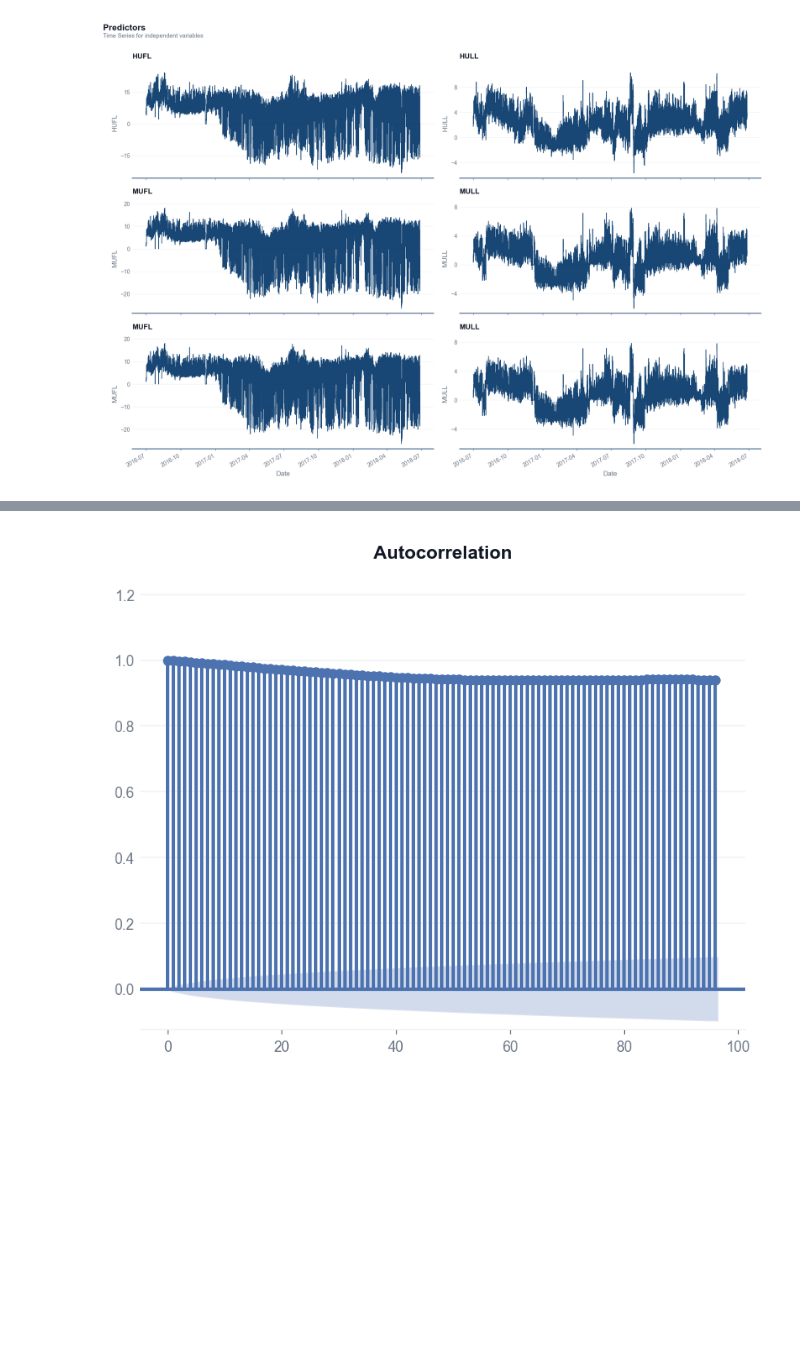
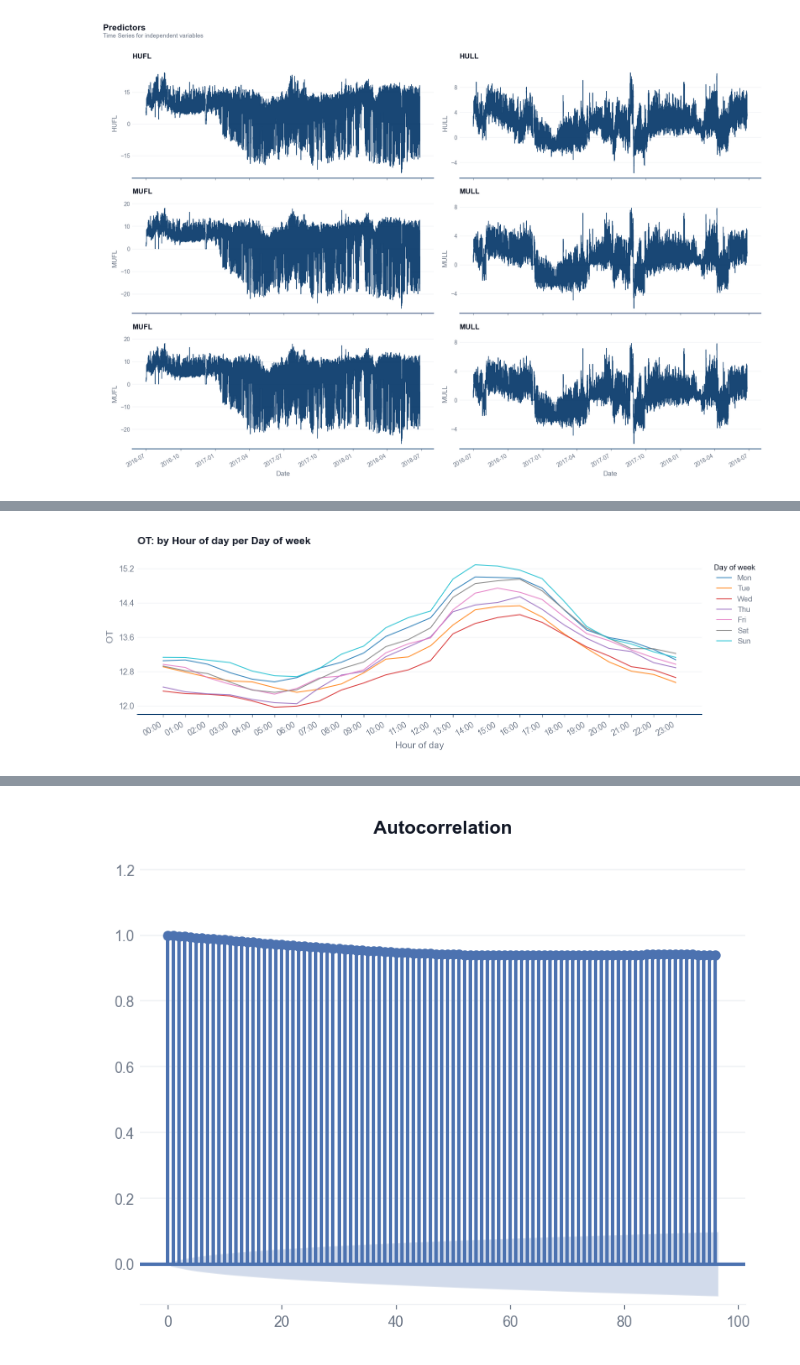
Before and after one commit to stuart-n-wilson/dissertation, a Jupyter notebook: notebooks/01_eda.ipynb, the cells around one changed output, grey strips where cells are left out. Cells and saved outputs as stored; diff of their text form; code cells hidden in the pictures; blank space fills up the shorter version.

```diff
--- a/notebooks/01_eda.ipynb
+++ b/notebooks/01_eda.ipynb
@@ -137,0 +141,4 @@ df_ssn
+# %%
+fig = plot_seasonal(df, "OT", season="dayofweek", period="hour")
+# %% [output]
+[figure, added]
```
Also changed, not shown: parts of 60 cells of this notebook, 2 other files.
